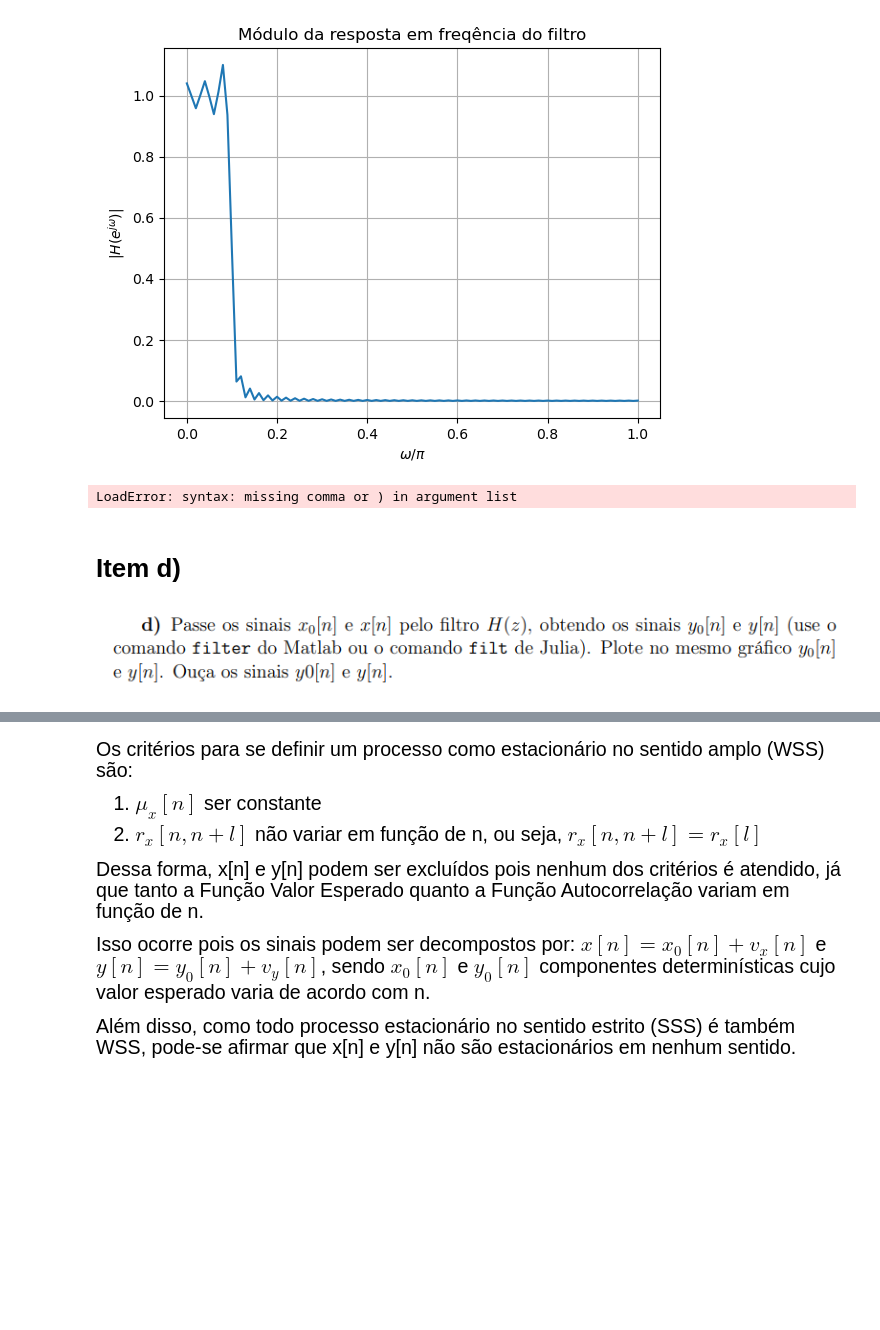
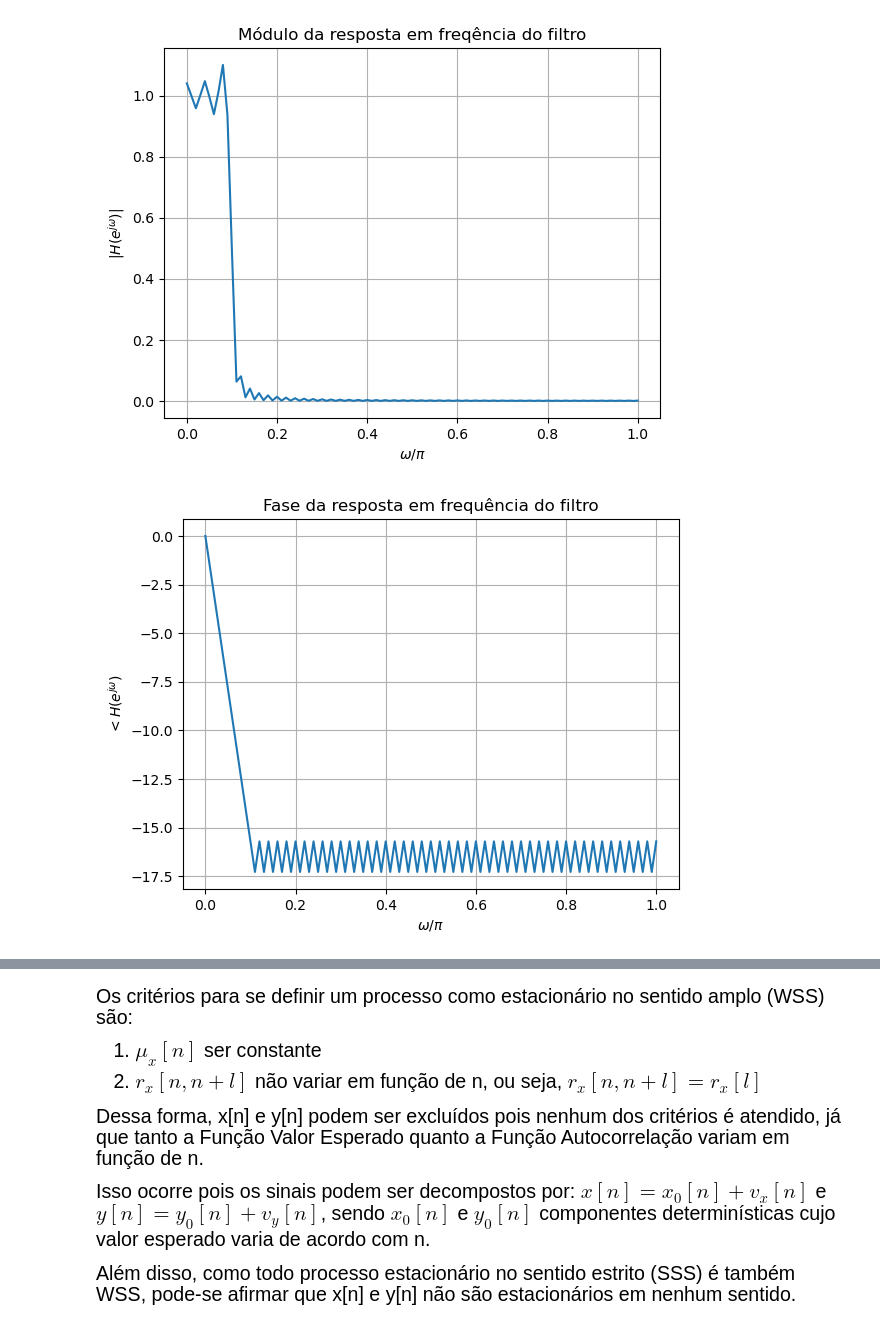
Before and after one commit to brunompasini/PSI3431-Processamento-Estatistico-de-Sinais, a Jupyter notebook: PSI3431-Exp1-Bruno-Caio-Pedro.ipynb, the cells around one changed output, grey strips where cells are left out. Drawn from its saved outputs; the diff is of its cells as text; code cells hidden in the pictures; blank space fills up the shorter version.

```diff
--- a/PSI3431-Exp1-Bruno-Caio-Pedro.ipynb
+++ b/PSI3431-Exp1-Bruno-Caio-Pedro.ipynb
@@ -106,13 +113,10 @@ grid();
 # %% [output]
 [figure]
 # %%
-stem(ω/π, unwrap(angle.(H))
+plot(ω/π, unwrap(angle.(H)))
 xlabel(L"\omega/\pi")
 ylabel(L"<H(e^{j\omega})")
 title("Fase da resposta em frequência do filtro")
 grid();
 # %% [output]
-LoadError: syntax: missing comma or ) in argument list
+[figure, added]
-# %% [markdown]
-# Item d)
-![image.png](attachment:image.png)
```
Also changed, not shown: parts of 30 cells of this notebook, 1 other file.
